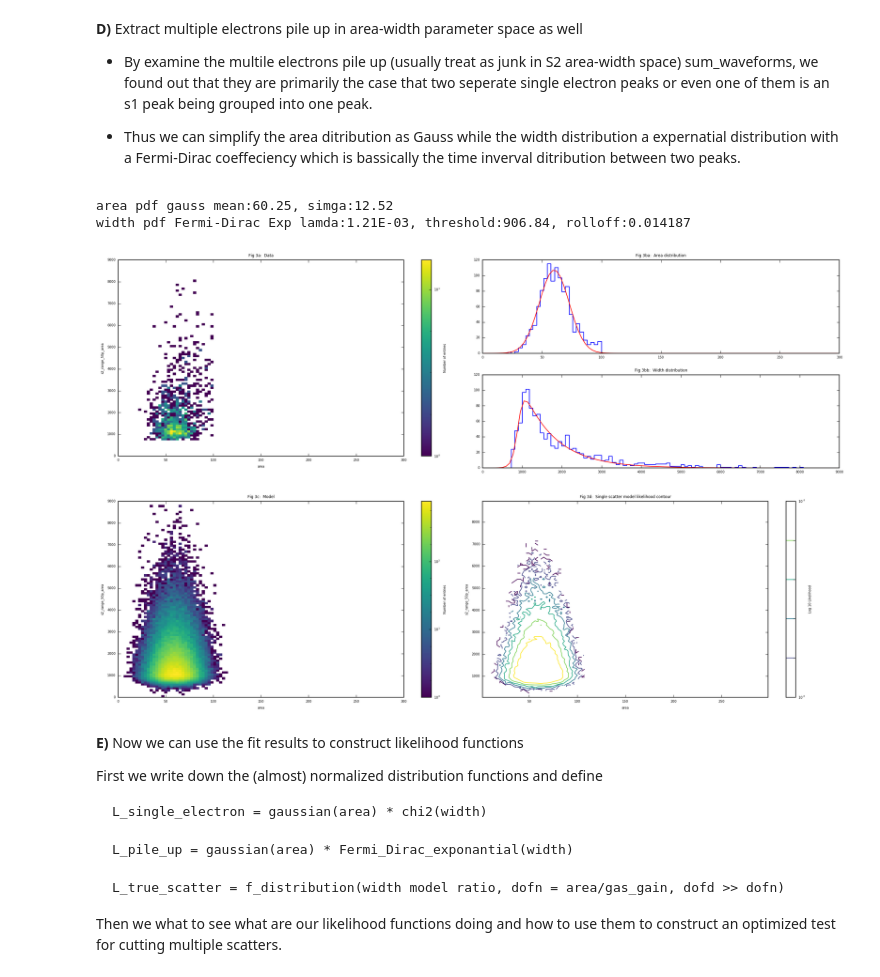
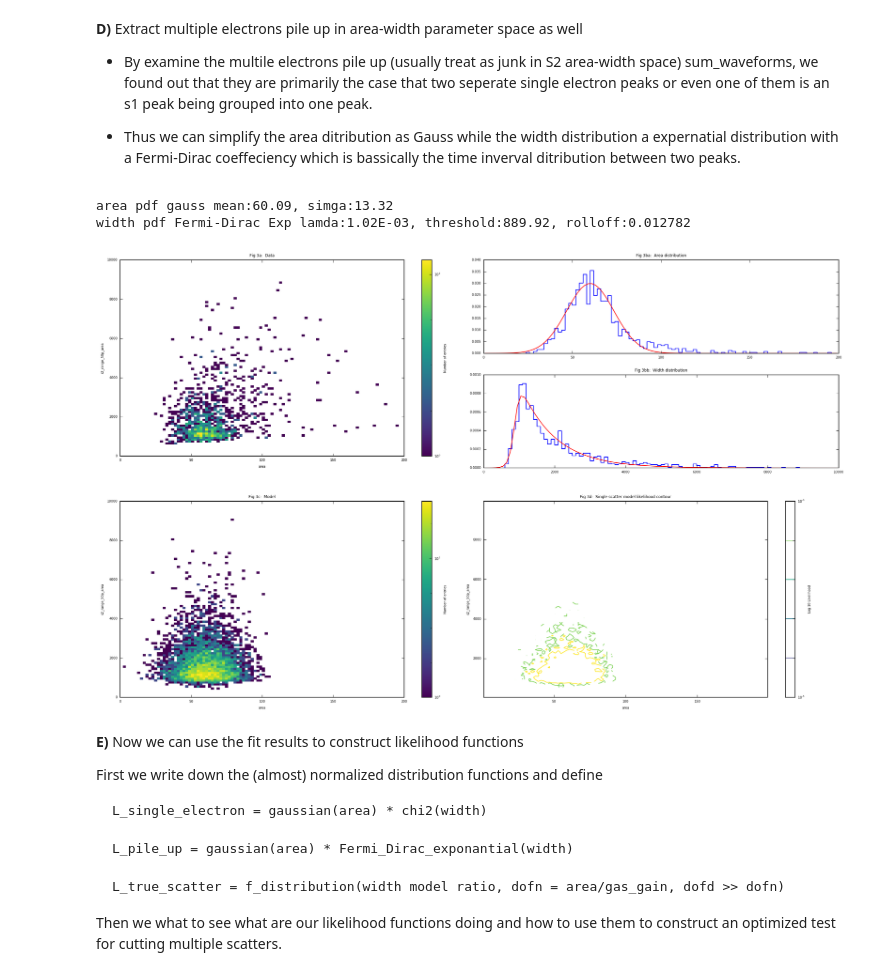
Before and after one commit to zhut19/xenon1t, a Jupyter notebook: s2_single_scatter_cut/sr1_cut_design.ipynb, the cells around one changed output. Saved outputs shown, nothing was run; the diff lists cells and outputs as text; code cells hidden in the pictures.

```diff
--- a/s2_single_scatter_cut/sr1_cut_design.ipynb
+++ b/s2_single_scatter_cut/sr1_cut_design.ipynb
@@ -435,73 +446,82 @@ __D)__  Extract multiple electrons pile up in area-width parameter space as well
 plt.rcParams['figure.figsize'] = (24, 10)
 fig = plt.figure()
 
-sel_junk = lambda df: df[(getattr(df, largest_other_s2) < 100) &
+sel_junk = lambda df: df[(getattr(df, largest_other_s2) < 200) &
                          (getattr(df, s2_range_50p_area) < 30*300) &
-                         (getattr(df, s2_range_50p_area) > 30*25)
+                         (getattr(df, s2_range_50p_area) > 500 + 4 * getattr(df, largest_other_s2)) &
+                         (getattr(df, s2_range_50p_area) > 600 - 4 * getattr(df, largest_other_s2))
                       ]
 df_ = sel_junk(df_rn)
-#df_ = pd.concat([sel_junk(df_rn),sel_junk(df_nt)])
+xrg, yrg, xbs, ybs = [0, 200], [0, 10000], 100, 100
+xnm, ynm = (xrg[1] - xrg[0]) / xbs, (yrg[1] - yrg[0]) / ybs
+unified_bins = (np.linspace(xrg[0],xrg[1],xbs+1),np.linspace(yrg[0],yrg[1],ybs+1))
 
 ##################--------- Plot Data ----------#####################
 with plotting2d(231):
     mh = Histdd((getattr(df_, largest_other_s2)), getattr(df_, s2_range_50p_area),
                 axis_names = ('area', 's2_range_50p_area'),
-                bins = (np.linspace(0,300,100),np.linspace(0,9000,100)))
+                bins = unified_bins)
 plt_config(title = 'Fig 3a:  Data')
 
 ##################--------- Fits ----------#####################
 with plotting1d(432):
     ph = mh.project(axis = 0)
+    ph = Hist1d.from_histogram(ph.normalized_histogram / xnm, bin_edges = ph.bin_edges)
+
+def normed_gaussian(x, mu, sigma):
+    return np.exp(-(x - mu) ** 2/(2 * sigma ** 2))/((2 * np.pi) ** 0.5 * sigma)
+
+result = curve_fit(normed_gaussian, ph.bin_centers, ph.histogram, p0 = [75,20])[0]
+plt.plot(ph.bin_centers, normed_gaussian(ph.bin_centers, *result),'r-')
 plt_config(title = 'Fig 3ba:  Area distribution')
-def gaussian(x, amp_a, mu, sigma):
-    from numpy import sqrt, square
-    return amp_a * np.exp(-(x-mu)**2/(2*sigma**2))/((2*np.pi)**0.5*sigma)
-result = curve_fit(gaussian, ph.bin_centers, ph.histogram, p0 = [100,75,20])[0]
-plt.plot(ph.bin_centers, gaussian(ph.bin_centers, *result),'r-')
-print ('area pdf gauss mean:%.2f, simga:%.2f' % (result[1],result[2]))
+print ('area pdf gauss mean:%.2f, simga:%.2f' % (result[0],result[1]))
 
 with plotting1d(435):
-    global ph
     ph = mh.project(axis = 1)
+    ph = Hist1d.from_histogram(ph.normalized_histogram / ynm, bin_edges = ph.bin_edges)
+
+def normed_Fer_Dir_exp(x, lam, x0, rf):
+    return lam / np.exp(-lam * x0) * np.exp(-lam * x) * (1 / (np.exp((x0 - x) * rf) + 1))
+
+result = curve_fit(normed_Fer_Dir_exp, ph.bin_centers, ph.histogram, p0 = [0.001,950,0.13])[0]
+plt.plot(ph.bin_centers, normed_Fer_Dir_exp(ph.bin_centers, *result),'r-')
 plt_config(title = 'Fig 3bb:  Width distribution')
-def fd_exp(x, lam, x0, rf, n):
-    return n*lam*np.exp(-lam*x) * (1 / (np.exp((x0 - x) * rf) + 1))
-result = curve_fit(fd_exp, ph.bin_centers, ph.histogram, p0 = [0.001,950,0.13,18e4])[0]
-plt.plot(ph.bin_centers, fd_exp(ph.bin_centers, *result),'r-')
 print ('width pdf Fermi-Dirac Exp lamda:%.2E, threshold:%.2f, rolloff:%2f' % (result[0],result[1],result[2]))
 
 ##################---------mc check----------#####################
-ns = int(1e5)
-area = np.random.normal(59.73460212, 12.70892361,ns)
+ns = int(5e3)
+df_mc_pu = pd.DataFrame()
+
+df_mc_pu['area'] = np.random.normal(60, 13.4,ns)
+
+ph = Hist1d(np.zeros(10),bins = np.linspace(0,10000,10000))
+ph.histogram = normed_Fer_Dir_exp(ph.bin_centers, 1.13e-03, 890, 1.37e-02)
+ff = interp1d(ph.cumulative_density, ph.bin_centers)
+
 q = np.random.uniform(0,1,ns)
-ph.histogram = fd_exp(ph.bin_centers, *result)
-from scipy.interpolate import interp1d
-ff = interp1d(ph.cumulative_density, ph.bin_centers)
-width = ff(q)
+df_mc_pu['width'] = ff(q)
 
 with plotting2d(234):
     global mh
-    mh = Histdd(area, width,
-                axis_names = ('area', 's2_range_50p_area'),
-                bins = (np.linspace(0,300,100),np.linspace(0,9000,100)))
-
+    mh = Histdd(df_mc_pu.area, df_mc_pu.width,
+                axis_names = ('area', 's2_range_50p_area'), bins = unified_bins)
 plt_config(title = 'Fig 3c:  Model')
 
 ##################---------contour----------#####################
 ax = fig.add_subplot(235)
 x, y, z = mh.bin_centers(axis = 0), mh.bin_centers(axis = 1), mh.histogram.T/ns
 x, y = np.meshgrid(x, y)
 plt.contour (x, y, z, levels = [10**n for n in [-5,-4.6,-4.2,-3.8,-3.4,-3]], norm = LogNorm(),cmap=plt.get_cmap('viridis'))
 
 plt_config(title = 'Fig 3d:  Single scatter model likelihood contour',
            xlabel = 'area', ylabel = 's2_range_50p_area',colorbar = 'Log 10 Likelihood', sci = False)
 
 plt.tight_layout()
 plt.show()
 # %% [output]
-area pdf gauss mean:60.25, simga:12.52
-width pdf Fermi-Dirac Exp lamda:1.21E-03, threshold:906.84, rolloff:0.014187
+area pdf gauss mean:60.09, simga:13.32
+width pdf Fermi-Dirac Exp lamda:1.02E-03, threshold:889.92, rolloff:0.012782
-[figure, old version]
+[figure, new version]
 # %% [markdown]
 __E)__ Now we can use the fit results to construct likelihood functions
 
```
Also changed, not shown: parts of 15 cells of this notebook.
